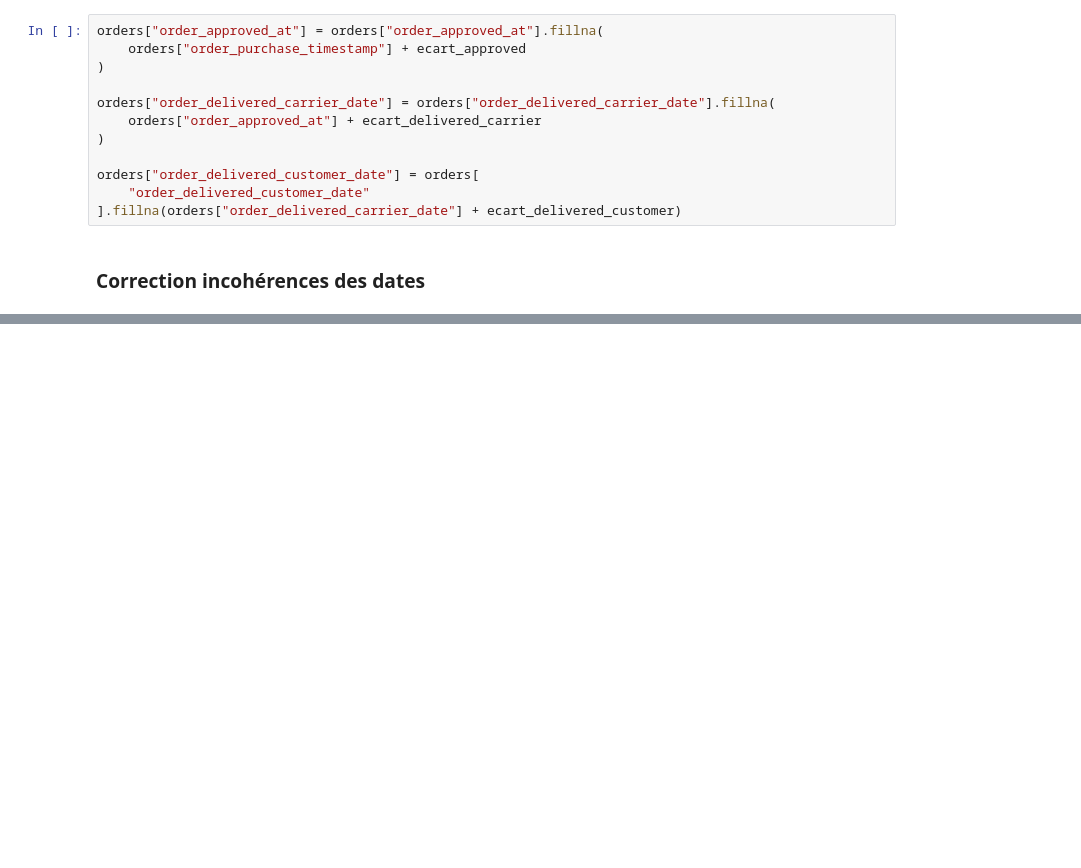
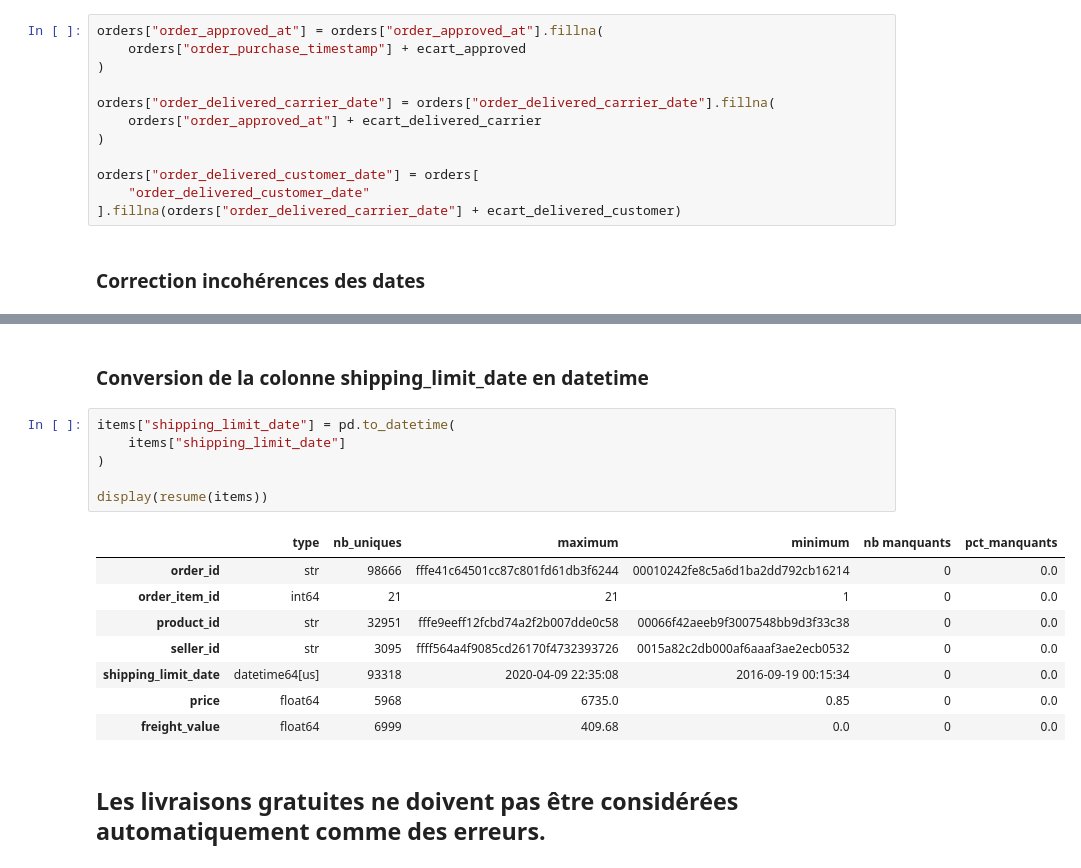
Before and after one commit to RodWeb-dev/ETL-Groupe, a Jupyter notebook: ETL-goupe.ipynb, the cells around one changed output, grey strips where cells are left out. Cells and saved outputs as stored; diff of their text form; blank space fills up the shorter version.

```diff
--- a/ETL-goupe.ipynb
+++ b/ETL-goupe.ipynb
@@ -274,0 +326,19 @@ Nombre de dates erronées pour order_estimated_delivery_date < order_purchase_ti
+# %% [markdown]
+### Conversion de la colonne shipping_limit_date en datetime
+# %%
+items["shipping_limit_date"] = pd.to_datetime(
+    items["shipping_limit_date"]
+)
+
+display(resume(items))
+# %% [output]
+|  | type | nb_uniques | maximum | minimum | nb manquants | pct_manquants |
+| order_id | str | 98666 | fffe41c64501cc87c801fd61db3f6244 | 00010242fe8c5a6d1ba2dd792cb16214 | 0 | 0.0 |
+| order_item_id | int64 | 21 | 21 | 1 | 0 | 0.0 |
+| product_id | str | 32951 | fffe9eeff12fcbd74a2f2b007dde0c58 | 00066f42aeeb9f3007548bb9d3f33c38 | 0 | 0.0 |
+| seller_id | str | 3095 | ffff564a4f9085cd26170f4732393726 | 0015a82c2db000af6aaaf3ae2ecb0532 | 0 | 0.0 |
+| shipping_limit_date | datetime64[us] | 93318 | 2020-04-09 22:35:08 | 2016-09-19 00:15:34 | 0 | 0.0 |
+| price | float64 | 5968 | 6735.0 | 0.85 | 0 | 0.0 |
+| freight_value | float64 | 6999 | 409.68 | 0.0 | 0 | 0.0 |
+# %% [markdown]
+## Les livraisons gratuites ne doivent pas être considérées automatiquement comme des erreurs.
```
Also changed, not shown: parts of 24 cells of this notebook.
